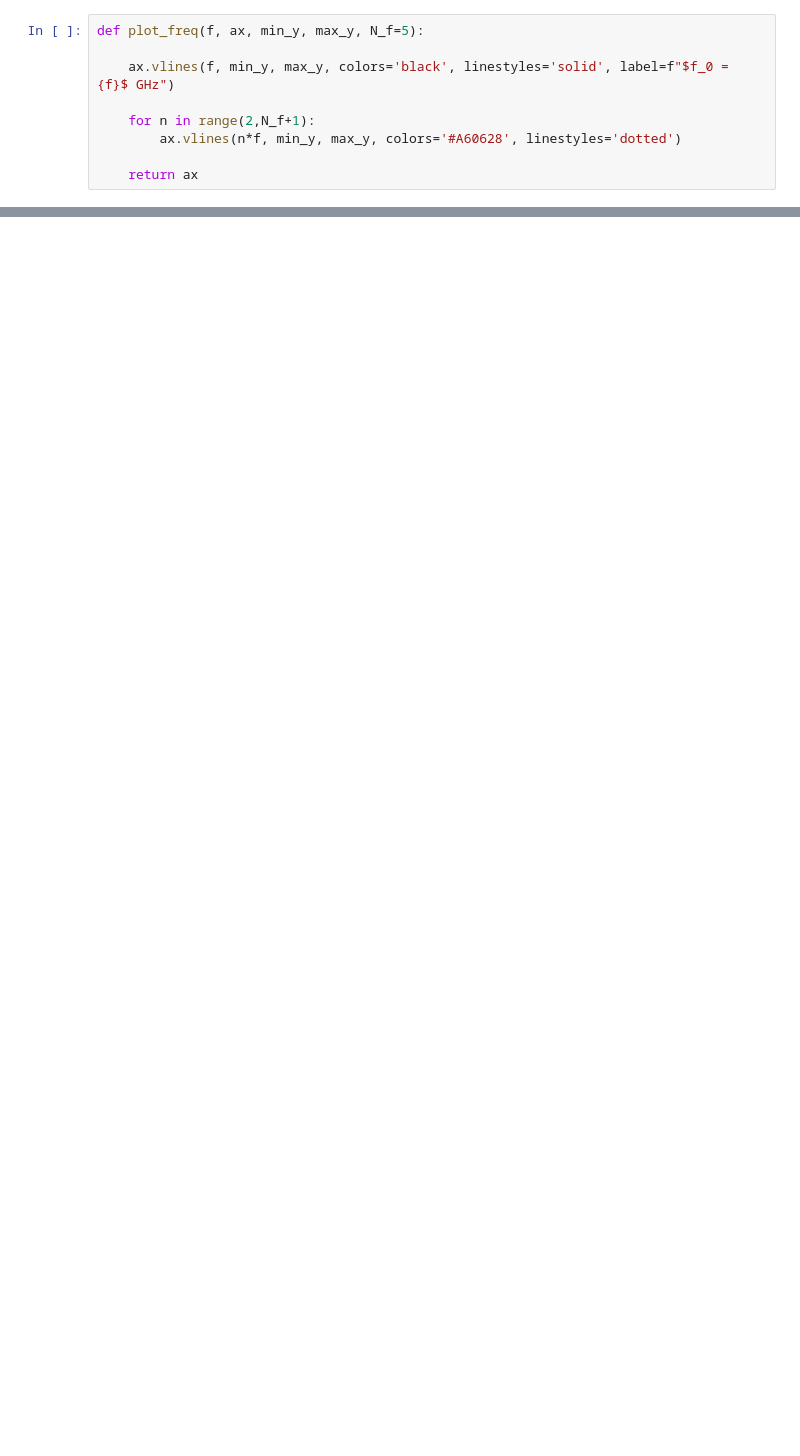
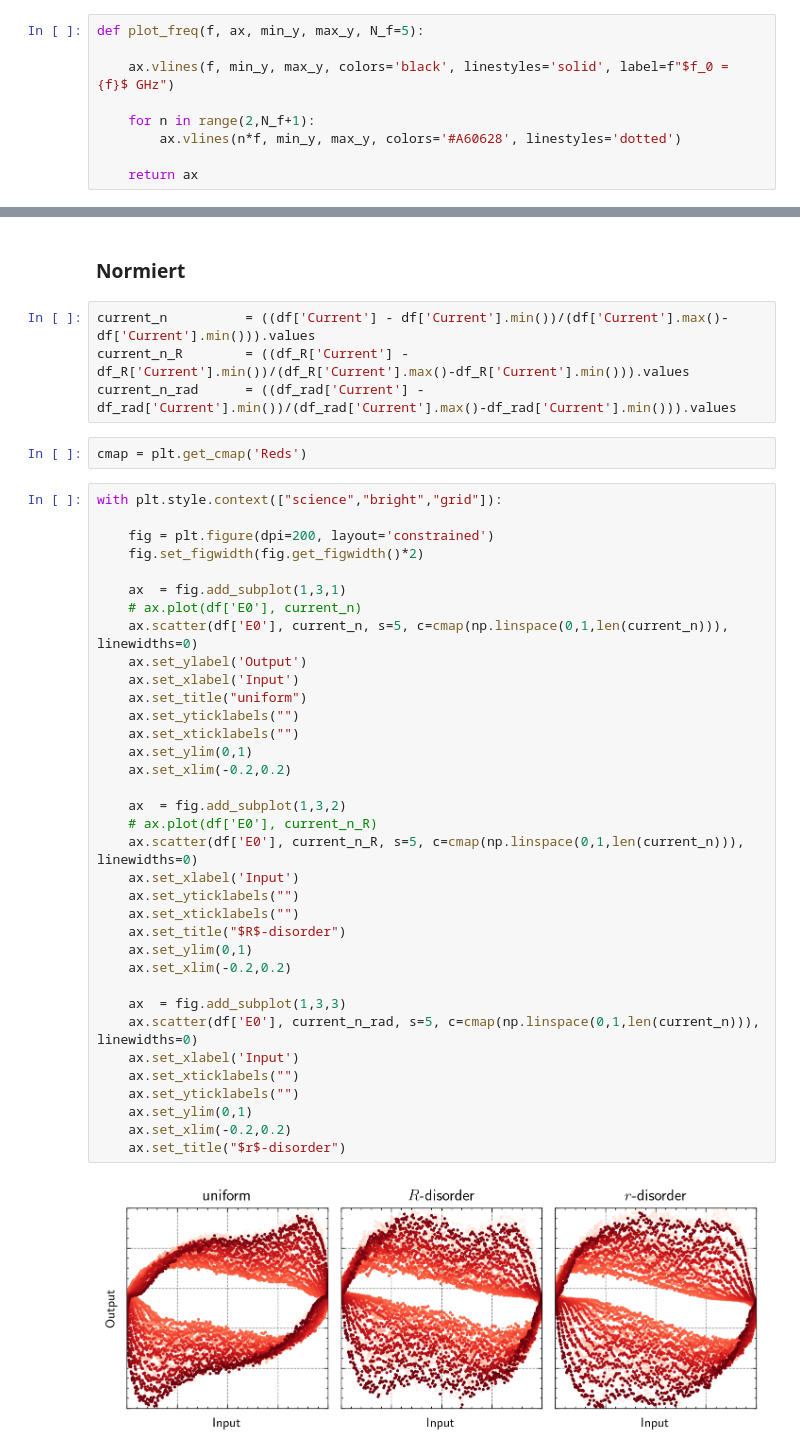
Before and after one commit to JonasMnsing/NanoNets, a Jupyter notebook: scripts/2_funding_period/WP2/cos_input/cos_input_hysteresis.ipynb, the cells around one changed output, grey strips where cells are left out. Saved outputs shown, nothing was run; the diff lists cells and outputs as text; blank space fills up the shorter version.

```diff
--- a/scripts/2_funding_period/WP2/cos_input/cos_input_hysteresis.ipynb
+++ b/scripts/2_funding_period/WP2/cos_input/cos_input_hysteresis.ipynb
@@ -75,0 +124,45 @@ with plt.style.context(["science","bright"]):
+# %% [markdown]
+### Normiert
+# %%
+current_n          = ((df['Current'] - df['Current'].min())/(df['Current'].max()-df['Current'].min())).values
+current_n_R        = ((df_R['Current'] - df_R['Current'].min())/(df_R['Current'].max()-df_R['Current'].min())).values
+current_n_rad      = ((df_rad['Current'] - df_rad['Current'].min())/(df_rad['Current'].max()-df_rad['Current'].min())).values
+# %%
+cmap = plt.get_cmap('Reds')
+# %%
+with plt.style.context(["science","bright","grid"]):
+
+    fig = plt.figure(dpi=200, layout='constrained')
+    fig.set_figwidth(fig.get_figwidth()*2)
+
+    ax  = fig.add_subplot(1,3,1)
+    # ax.plot(df['E0'], current_n)
+    ax.scatter(df['E0'], current_n, s=5, c=cmap(np.linspace(0,1,len(current_n))), linewidths=0)
+    ax.set_ylabel('Output')
+    ax.set_xlabel('Input')
+    ax.set_title("uniform")
+    ax.set_yticklabels("")
+    ax.set_xticklabels("")
+    ax.set_ylim(0,1)
+    ax.set_xlim(-0.2,0.2)
+
+    ax  = fig.add_subplot(1,3,2)
+    # ax.plot(df['E0'], current_n_R)
+    ax.scatter(df['E0'], current_n_R, s=5, c=cmap(np.linspace(0,1,len(current_n))), linewidths=0)
+    ax.set_xlabel('Input')
+    ax.set_yticklabels("")
+    ax.set_xticklabels("")
+    ax.set_title("$R$-disorder")
+    ax.set_ylim(0,1)
+    ax.set_xlim(-0.2,0.2)
+
+    ax  = fig.add_subplot(1,3,3)
+    ax.scatter(df['E0'], current_n_rad, s=5, c=cmap(np.linspace(0,1,len(current_n))), linewidths=0)
+    ax.set_xlabel('Input')
+    ax.set_xticklabels("")
+    ax.set_yticklabels("")
+    ax.set_ylim(0,1)
+    ax.set_xlim(-0.2,0.2)
+    ax.set_title("$r$-disorder")
+# %% [output]
+[figure, added]
```
Also changed, not shown: parts of 8 cells of this notebook, 4 other files.
